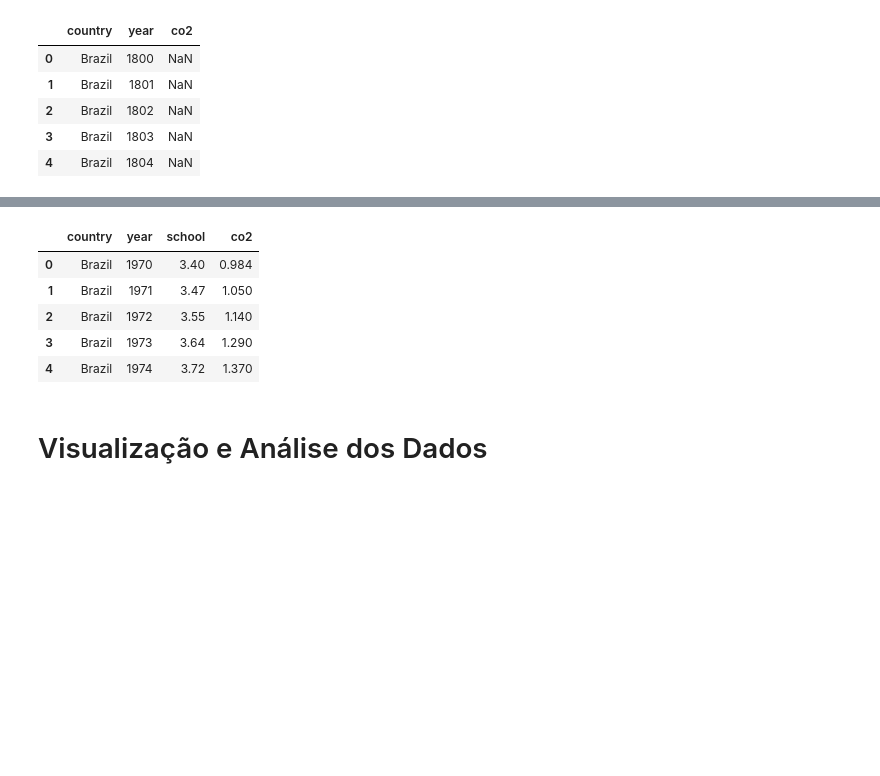
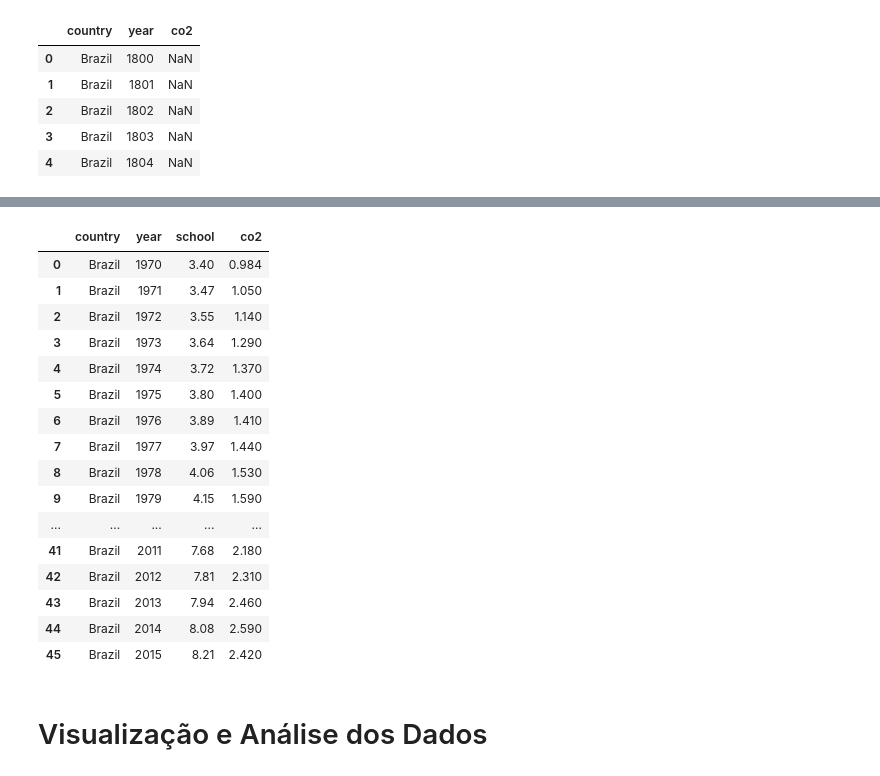
Before and after one commit to Rogerio-mack/Analise-de-Dados, a Jupyter notebook: EDA_Projeto2_Definicao_e_Apoio.ipynb, the cells around one changed output, grey strips where cells are left out. Drawn from its saved outputs; the diff is of its cells as text; code cells hidden in the pictures; blank space fills up the shorter version.

```diff
--- a/EDA_Projeto2_Definicao_e_Apoio.ipynb
+++ b/EDA_Projeto2_Definicao_e_Apoio.ipynb
@@ -123,13 +148,24 @@ co2_BR.head()
 # %%
 BR = pd.merge(BR,co2_BR,on=['country','year'])
-BR.head()
+BR
 # %% [output]
 |  | country | year | school | co2 |
 | 0 | Brazil | 1970 | 3.40 | 0.984 |
 | 1 | Brazil | 1971 | 3.47 | 1.050 |
 | 2 | Brazil | 1972 | 3.55 | 1.140 |
 | 3 | Brazil | 1973 | 3.64 | 1.290 |
 | 4 | Brazil | 1974 | 3.72 | 1.370 |
+| 5 | Brazil | 1975 | 3.80 | 1.400 |
+| 6 | Brazil | 1976 | 3.89 | 1.410 |
+| 7 | Brazil | 1977 | 3.97 | 1.440 |
+| 8 | Brazil | 1978 | 4.06 | 1.530 |
+| 9 | Brazil | 1979 | 4.15 | 1.590 |
+| ... | ... | ... | ... | ... |
+| 41 | Brazil | 2011 | 7.68 | 2.180 |
+| 42 | Brazil | 2012 | 7.81 | 2.310 |
+| 43 | Brazil | 2013 | 7.94 | 2.460 |
+| 44 | Brazil | 2014 | 8.08 | 2.590 |
+| 45 | Brazil | 2015 | 8.21 | 2.420 |
 # %% [markdown]
 # Visualização e Análise dos Dados
 # %%
```
Also changed, not shown: parts of 2 cells of this notebook.
